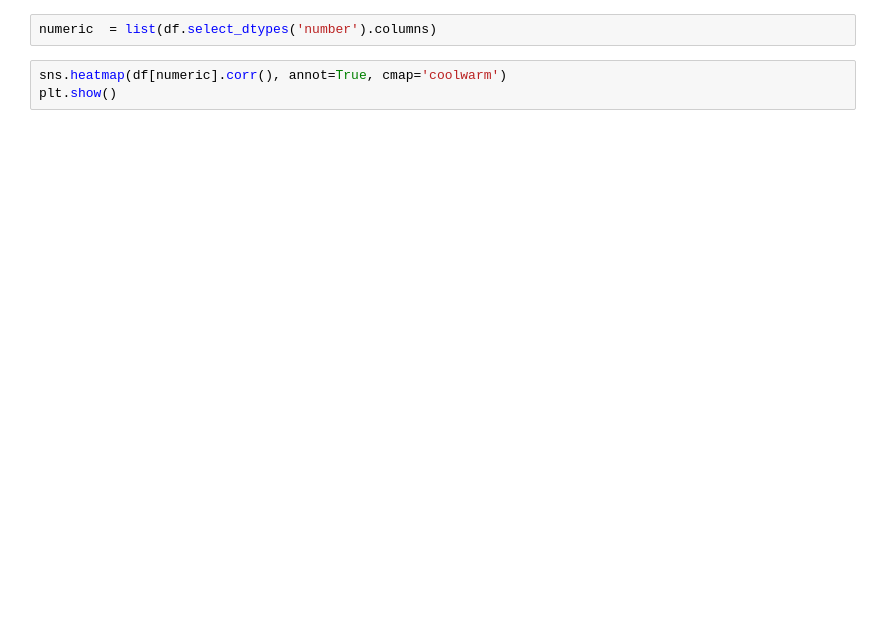
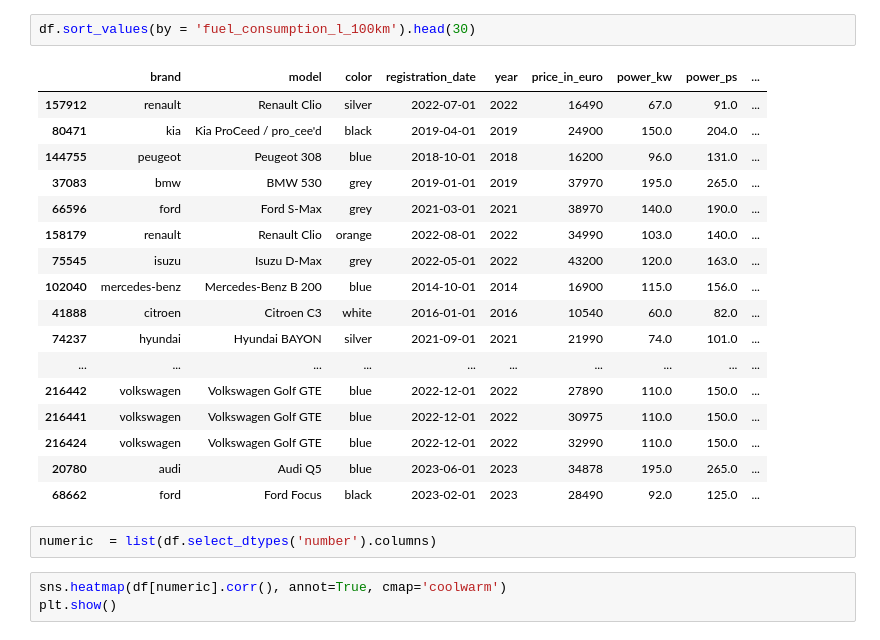
Before and after one commit to kiljos/data_mining, a Jupyter notebook: EDA/overlook_data.ipynb, the cells around one changed output. Drawn from its saved outputs; the diff is of its cells as text; blank space fills up the shorter version.

```diff
--- a/EDA/overlook_data.ipynb
+++ b/EDA/overlook_data.ipynb
@@ -118,6 +121,26 @@ df['year'] = pd.to_numeric(df['year'], errors='coerce')
 df['registration_date'] = pd.to_datetime(df['registration_date'], format='%m/%Y', errors='coerce')
 df['registration_month'] = df['registration_date'].dt.month
 df['registration_year'] = df['registration_date'].dt.year
+# %%
+df.sort_values(by = 'fuel_consumption_l_100km').head(30)
+# %% [output]
+|  | brand | model | color | registration_date | year | price_in_euro | power_kw | power_ps | ... |
+| 157912 | renault | Renault Clio | silver | 2022-07-01 | 2022 | 16490 | 67.0 | 91.0 | ... |
+| 80471 | kia | Kia ProCeed / pro_cee'd | black | 2019-04-01 | 2019 | 24900 | 150.0 | 204.0 | ... |
+| 144755 | peugeot | Peugeot 308 | blue | 2018-10-01 | 2018 | 16200 | 96.0 | 131.0 | ... |
+| 37083 | bmw | BMW 530 | grey | 2019-01-01 | 2019 | 37970 | 195.0 | 265.0 | ... |
+| 66596 | ford | Ford S-Max | grey | 2021-03-01 | 2021 | 38970 | 140.0 | 190.0 | ... |
+| 158179 | renault | Renault Clio | orange | 2022-08-01 | 2022 | 34990 | 103.0 | 140.0 | ... |
+| 75545 | isuzu | Isuzu D-Max | grey | 2022-05-01 | 2022 | 43200 | 120.0 | 163.0 | ... |
+| 102040 | mercedes-benz | Mercedes-Benz B 200 | blue | 2014-10-01 | 2014 | 16900 | 115.0 | 156.0 | ... |
+| 41888 | citroen | Citroen C3 | white | 2016-01-01 | 2016 | 10540 | 60.0 | 82.0 | ... |
+| 74237 | hyundai | Hyundai BAYON | silver | 2021-09-01 | 2021 | 21990 | 74.0 | 101.0 | ... |
+| ... | ... | ... | ... | ... | ... | ... | ... | ... | ... |
+| 216442 | volkswagen | Volkswagen Golf GTE | blue | 2022-12-01 | 2022 | 27890 | 110.0 | 150.0 | ... |
+| 216441 | volkswagen | Volkswagen Golf GTE | blue | 2022-12-01 | 2022 | 30975 | 110.0 | 150.0 | ... |
+| 216424 | volkswagen | Volkswagen Golf GTE | blue | 2022-12-01 | 2022 | 32990 | 110.0 | 150.0 | ... |
+| 20780 | audi | Audi Q5 | blue | 2023-06-01 | 2023 | 34878 | 195.0 | 265.0 | ... |
+| 68662 | ford | Ford Focus | black | 2023-02-01 | 2023 | 28490 | 92.0 | 125.0 | ... |
 # %%
 numeric  = list(df.select_dtypes('number').columns)
 # %%
```
Also changed, not shown: parts of 12 cells of this notebook, 5 other files.
